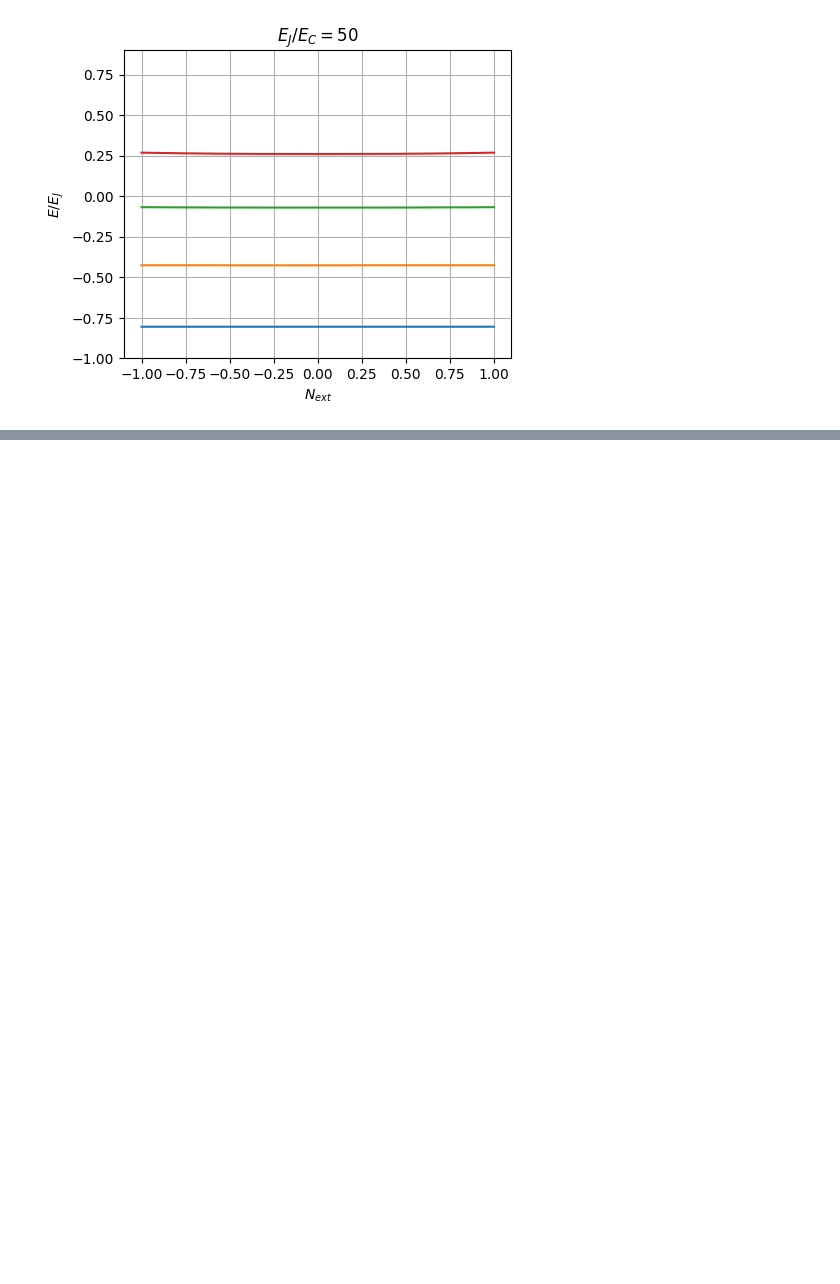
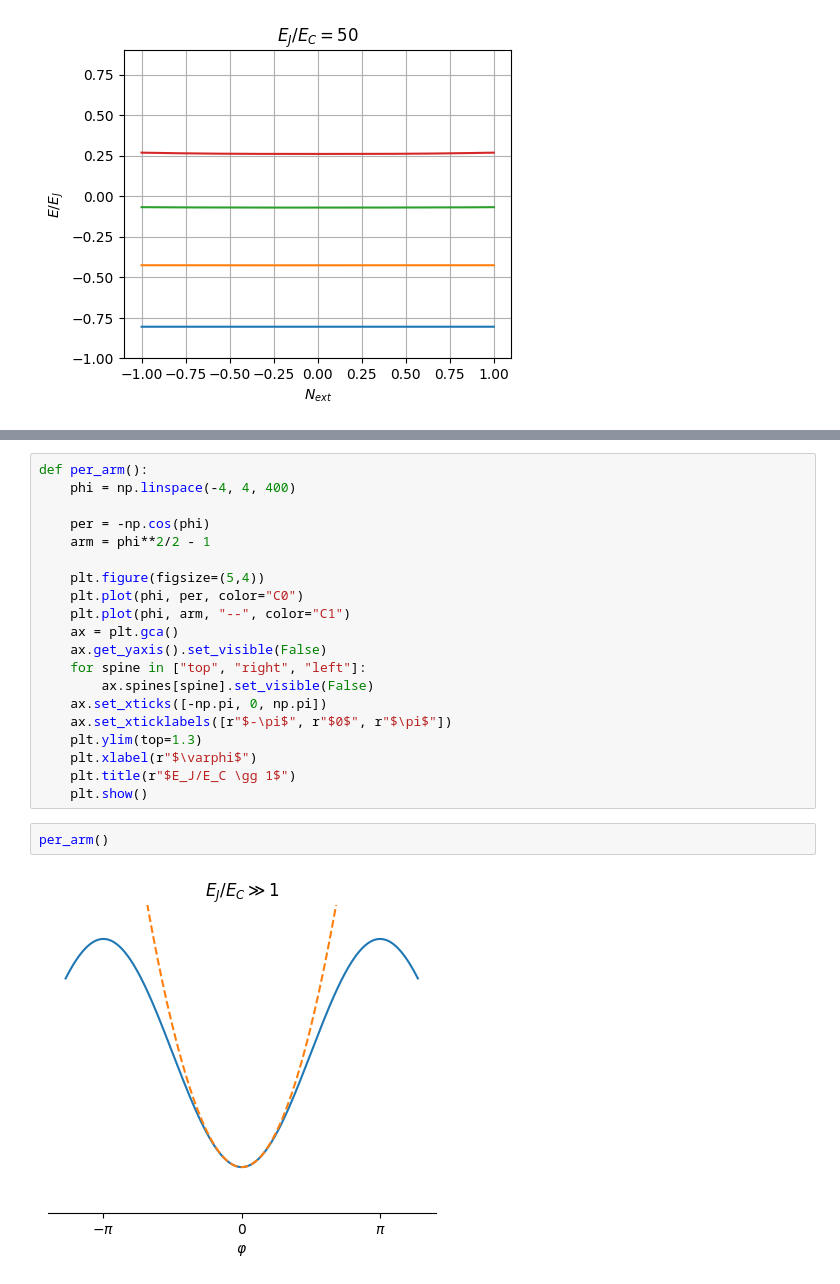
Before and after one commit to Alvaro-SVR/g_b, a Jupyter notebook: registro.ipynb, the cells around one changed output, grey strips where cells are left out. Saved outputs shown, nothing was run; the diff lists cells and outputs as text; blank space fills up the shorter version.

```diff
--- a/registro.ipynb
+++ b/registro.ipynb
@@ -103,0 +113,24 @@ H_island_a_c(50, -1, 0.9)
+# %%
+def per_arm():
+    phi = np.linspace(-4, 4, 400)
+
+    per = -np.cos(phi)
+    arm = phi**2/2 - 1
+
+    plt.figure(figsize=(5,4))
+    plt.plot(phi, per, color="C0")
+    plt.plot(phi, arm, "--", color="C1")
+    ax = plt.gca()
+    ax.get_yaxis().set_visible(False)
+    for spine in ["top", "right", "left"]:
+        ax.spines[spine].set_visible(False)
+    ax.set_xticks([-np.pi, 0, np.pi])
+    ax.set_xticklabels([r"$-\pi$", r"$0$", r"$\pi$"])
+    plt.ylim(top=1.3)
+    plt.xlabel(r"$\varphi$")
+    plt.title(r"$E_J/E_C \gg 1$")
+    plt.show()
+# %%
+per_arm()
+# %% [output]
+[figure, added]
```
Also changed, not shown: parts of 2 cells of this notebook.
